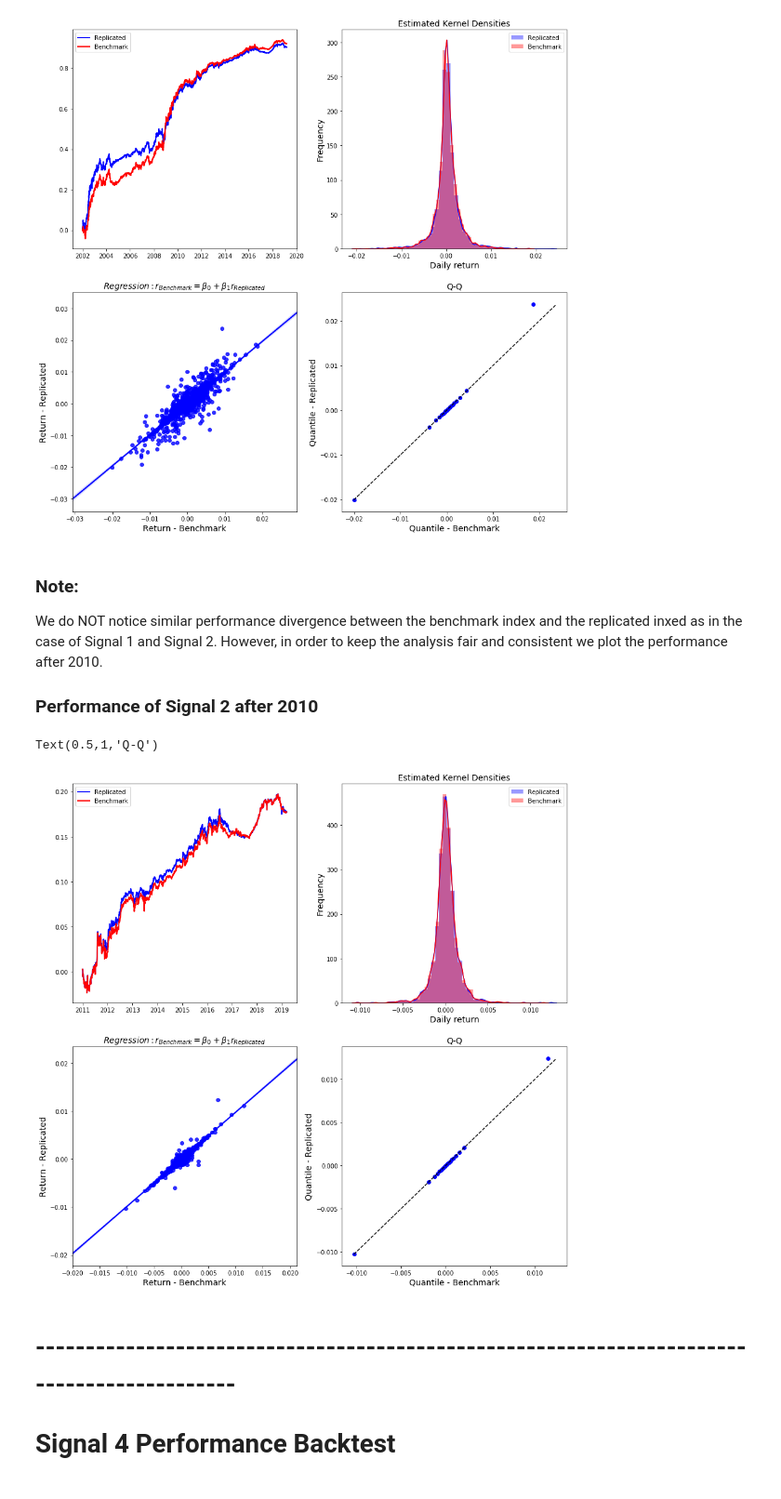
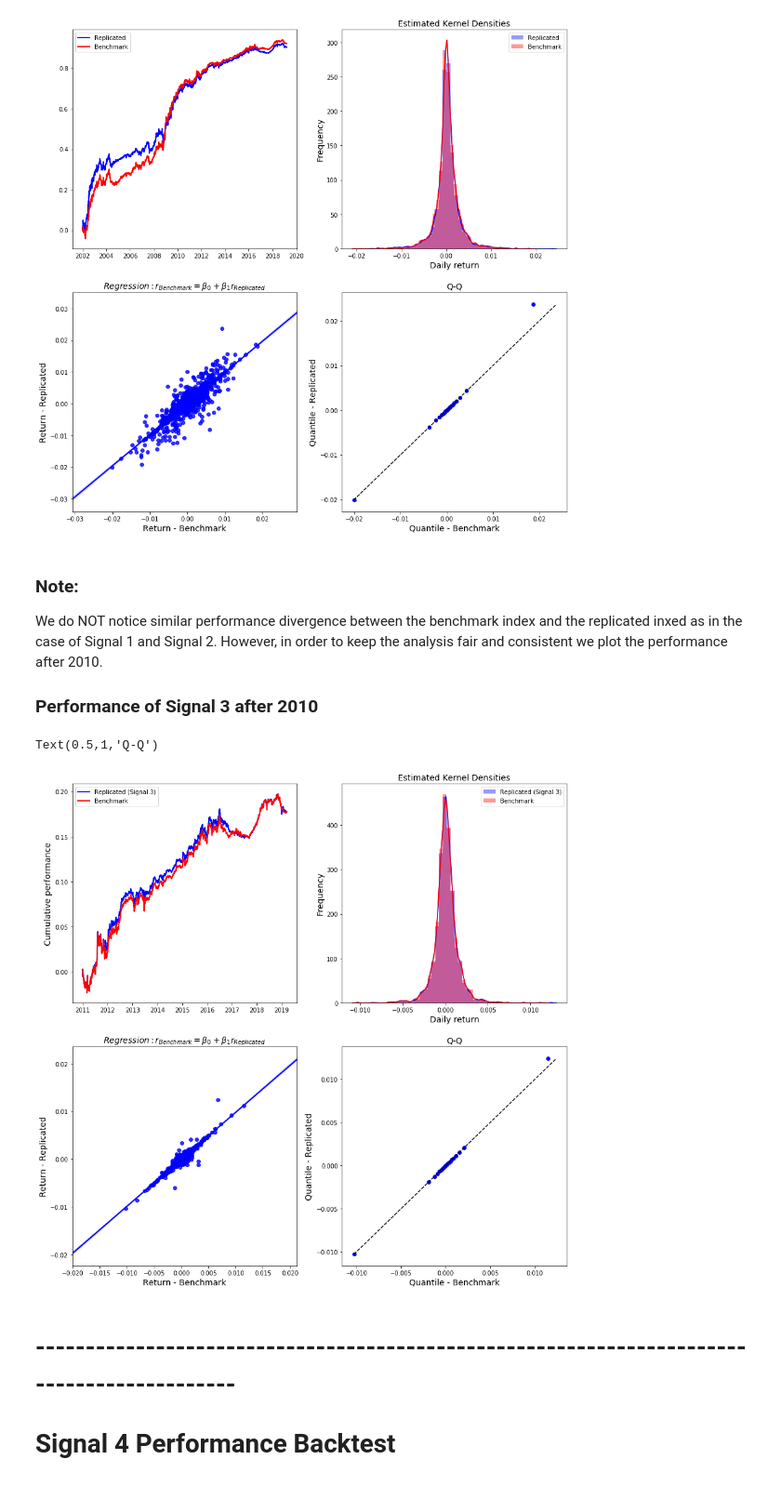
Before and after one commit to jshellen/CTA-strategies, a Jupyter notebook: eurodollar_mom_backtest.ipynb, the cells around one changed output. Shown at 93% size. Saved outputs shown, nothing was run; the diff lists cells and outputs as text; code cells hidden in the pictures.

Commit message:
added some y labels

```diff
--- a/eurodollar_mom_backtest.ipynb
+++ b/eurodollar_mom_backtest.ipynb
@@ -828,7 +833,7 @@ Text(0.5,1,'Q-Q')
 ### Note:
 We do NOT notice similar performance divergence between the benchmark index and the replicated inxed as in the case of Signal 1 and Signal 2. However, in order to keep the analysis fair and consistent we plot the performance after 2010.
 
-### Performance of Signal 2 after 2010
+### Performance of Signal 3 after 2010
 # %%
 # Plot results
 import seaborn as sns
@@ -848,38 +853,39 @@ y_2_c = benchmark_returns.cumsum()
 
 fig, ax = plt.subplots(2, 2, figsize=(15,15))
 
-ax[0, 0].plot(y_1_c, label = 'Replicated', color = 'blue' , ls = '-' , lw = 2)
+ax[0, 0].plot(y_1_c, label = 'Replicated (Signal 3)', color = 'blue' , ls = '-' , lw = 2)
 ax[0, 0].plot(y_2_c, label = 'Benchmark' , color = 'red' , ls = '-' , lw = 2)
+ax[0, 0].set_ylabel('Cumulative performance', fontsize=14)
 ax[0, 0].legend()
 
-sns.distplot(y_1, ax = ax[0,1], color = 'blue', label = f'Replicated')
+sns.distplot(y_1, ax = ax[0,1], color = 'blue', label = f'Replicated (Signal 3)')
 sns.distplot(y_2, ax = ax[0,1], color = 'red' , label = 'Benchmark' )
 ax[0,1].set_ylabel('Frequency', fontsize=14)
 ax[0,1].set_xlabel('Daily return', fontsize=14)
 ax[0,1].set_title('Estimated Kernel Densities', fontsize=14)
 ax[0,1].legend()
 
 
 x_data = y_2.fillna(0)
 y_data = y_1.loc[x_data.index].fillna(0)
 
 sns.regplot(x = x_data.values, y = y_data.values, ax = ax[1,0], color = 'blue' )
 ax[1,0].set_ylabel(f'Return - Replicated', fontsize=14)
 ax[1,0].set_xlabel(f'Return - Benchmark', fontsize=14)
 ax[1,0].set_title(r'$Regression: r_{Benchmark} = \beta_0 + \beta_1 r_{Replicated}$', fontsize=14)
 
 percs = np.linspace(0,100,21)
 qn_a  = np.percentile(x_data.values, percs)
 qn_b  = np.percentile(y_data.values, percs)
 x     = np.linspace(np.min((qn_a.min(),qn_b.min())), np.max((qn_a.max(),qn_b.max())))
 ax[1,1].plot(x,x, color="k", ls="--")
 ax[1,1].scatter(qn_a,qn_b, marker="o", color = 'blue')
 ax[1,1].set_ylabel(f'Quantile - Replicated', fontsize=14)
 ax[1,1].set_xlabel(f'Quantile - Benchmark', fontsize=14)
 ax[1,1].set_title('Q-Q', fontsize=14)
 # %% [output]
 Text(0.5,1,'Q-Q')
-[figure, old version]
+[figure, new version]
 # %% [markdown]
 # -------------------------------------------------------------------------------------------
 
```
Also changed, not shown: parts of 7 cells of this notebook.
